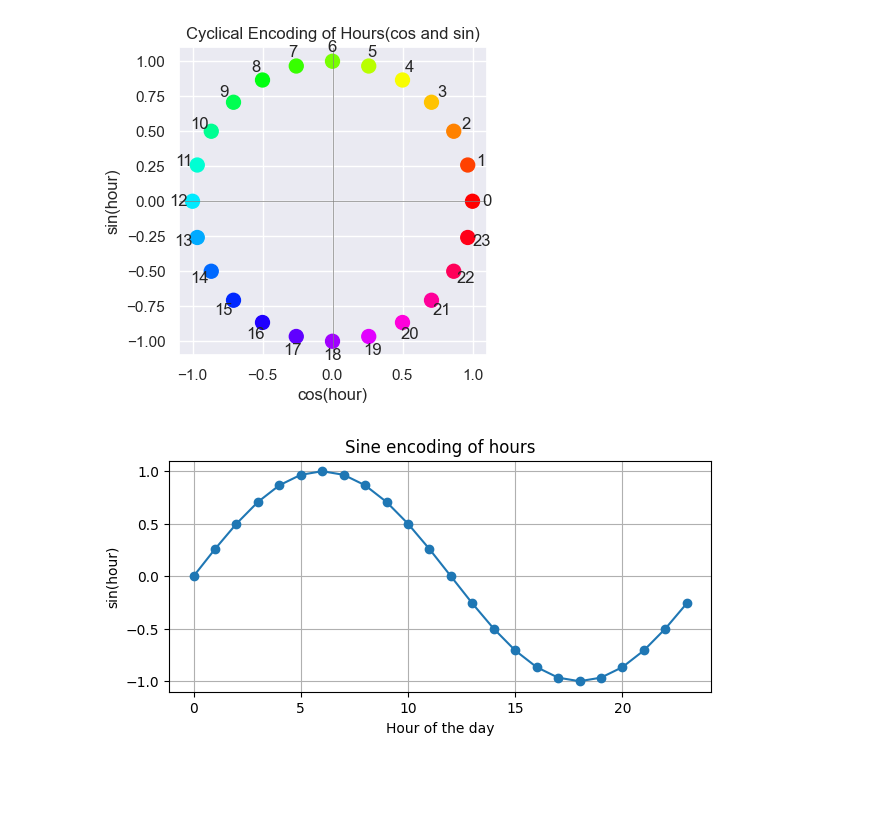
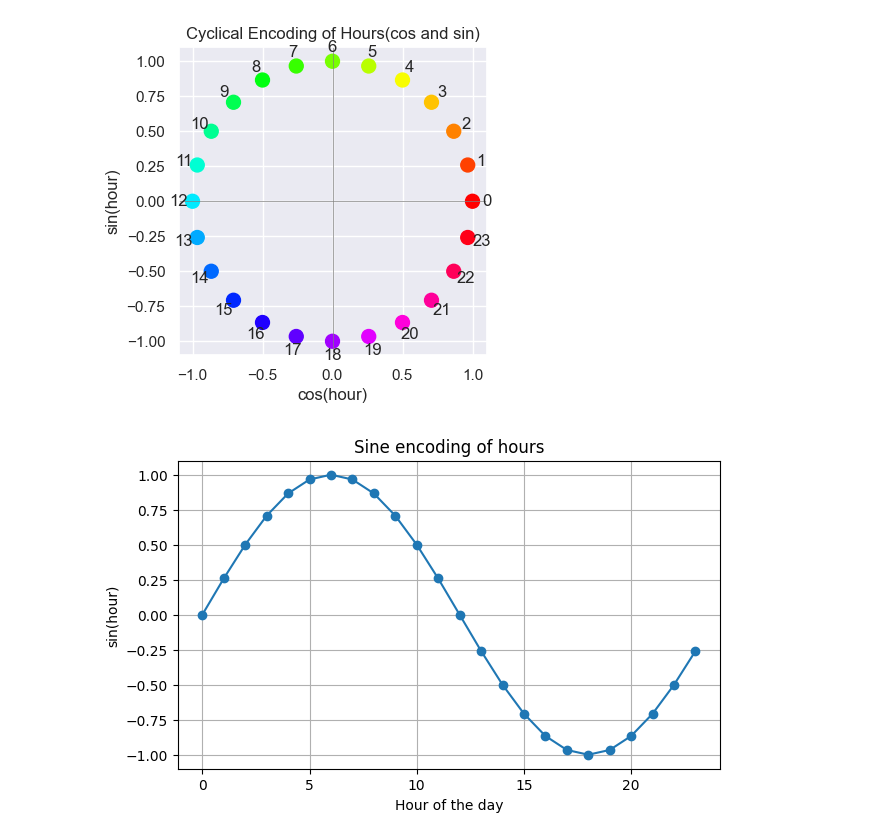
Before and after one commit to VyshnaviKarakatla/statistics-notebooks, a Jupyter notebook: _05_statistics.ipynb, the cells around one changed output. Saved outputs shown, nothing was run; the diff lists cells and outputs as text; code cells hidden in the pictures; blank space fills up the shorter version.

```diff
--- a/_05_statistics.ipynb
+++ b/_05_statistics.ipynb
@@ -591,15 +591,15 @@ plt.show()
 # %%
 import numpy as np
 import matplotlib.pyplot as plt
-hour=np.arange(24)
+hour=np.arange(0,24)
 hour_sin=np.sin(2*np.pi*df1['hour']/24)
 hour_cos=np.cos(2*np.pi*df1['hour']/24)
-plt.figure(figsize=(7,3))
+plt.figure(figsize=(7,4))
 plt.plot(hour,hour_sin,marker='o')
 plt.xlabel('Hour of the day')
 plt.ylabel('sin(hour)')
 plt.title('Sine encoding of hours')
 plt.grid(True)
 plt.show()
 # %% [output]
-[figure, old version]
+[figure, new version]
```
